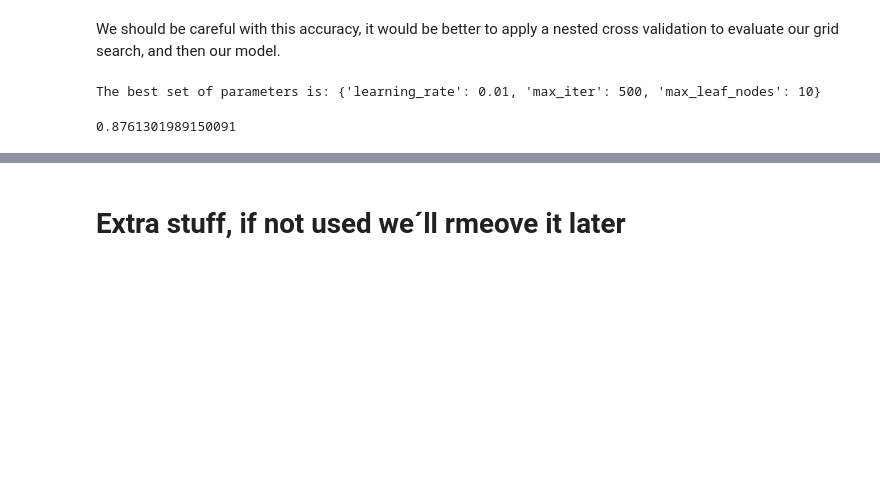
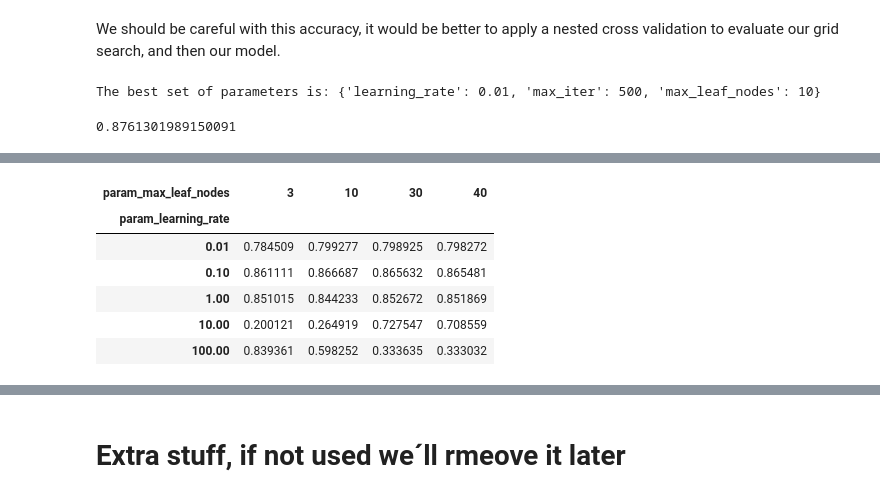
Before and after one commit to raguilarsoriano/eMergeEducation, a Jupyter notebook: Notebook 07_27_2023 2_11 am CT by Alicia .ipynb, the cells around one changed output, grey strips where cells are left out. Drawn from its saved outputs; the diff is of its cells as text; code cells hidden in the pictures; blank space fills up the shorter version.

```diff
--- a/Notebook 07_27_2023 2_11 am CT by Alicia .ipynb
+++ b/Notebook 07_27_2023 2_11 am CT by Alicia .ipynb
@@ -641,0 +690,17 @@ accuracy_score(y_test, hgb_tuned_preds)
+# %%
+
+pivoted_cv_results = cv_results.pivot_table(
+    values="mean_test_score",
+    index=["param_learning_rate"],
+    columns=["param_max_leaf_nodes"],
+)
+
+pivoted_cv_results
+# %% [output]
+| param_max_leaf_nodes | 3 | 10 | 30 | 40 |
+| param_learning_rate |  |  |  |  |
+| 0.01 | 0.784509 | 0.799277 | 0.798925 | 0.798272 |
+| 0.10 | 0.861111 | 0.866687 | 0.865632 | 0.865481 |
+| 1.00 | 0.851015 | 0.844233 | 0.852672 | 0.851869 |
+| 10.00 | 0.200121 | 0.264919 | 0.727547 | 0.708559 |
+| 100.00 | 0.839361 | 0.598252 | 0.333635 | 0.333032 |
```
Also changed, not shown: parts of 8 cells of this notebook.
